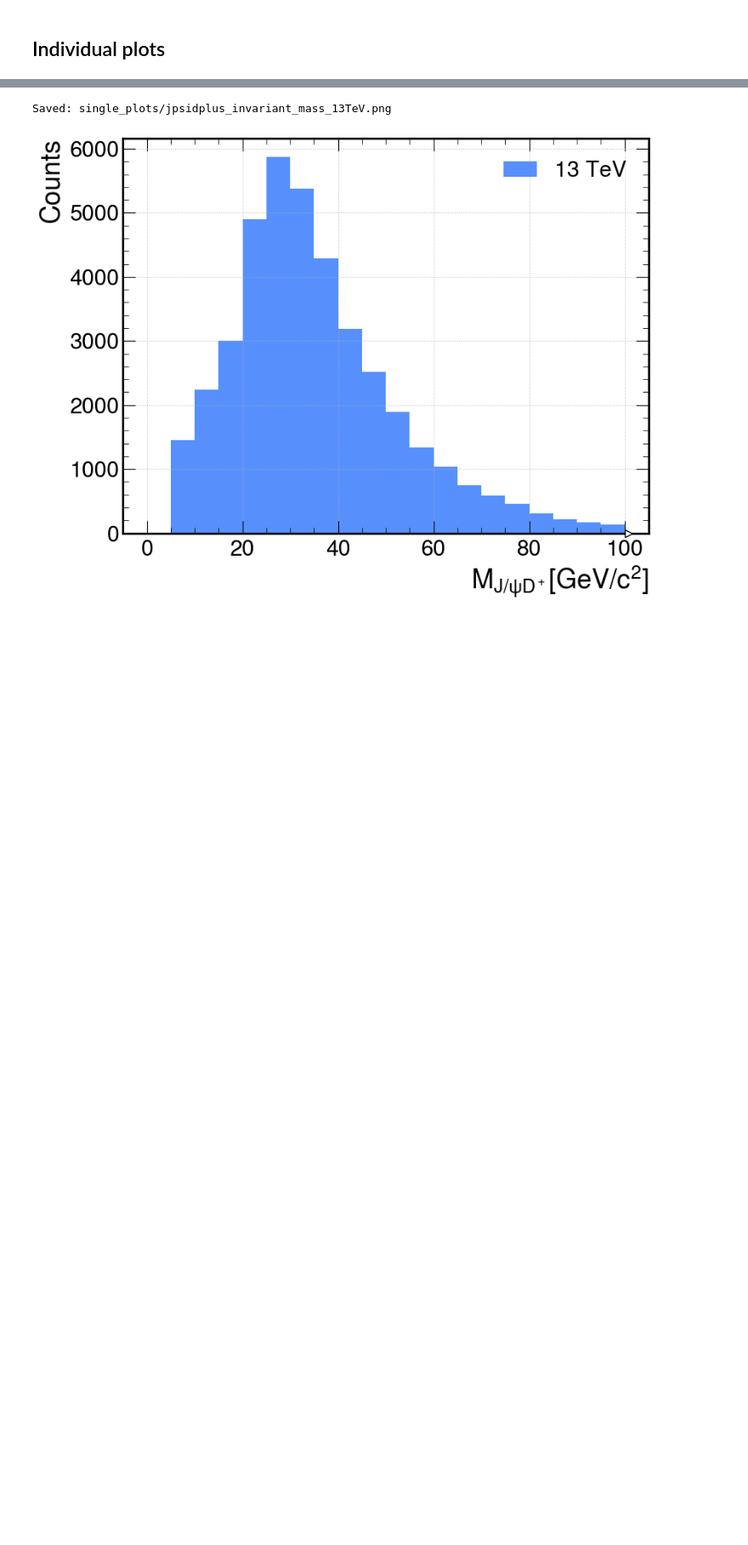
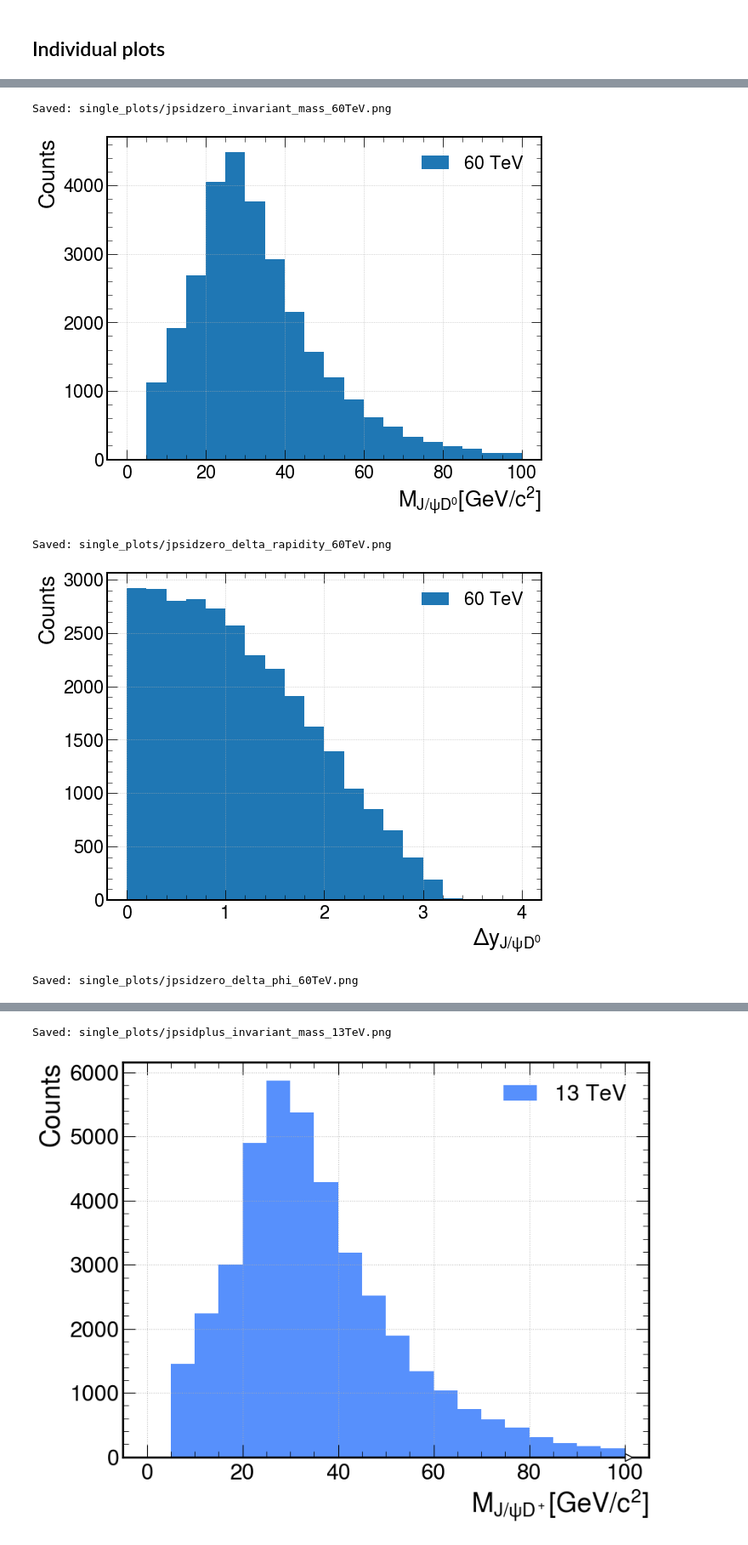
Before and after one commit to Mapse/pythia_dps_jpsi_charm, a Jupyter notebook: analysis_plot/analysis_plots.ipynb, the cells around one changed output, grey strips where cells are left out. Shown at 85% size. Saved outputs shown, nothing was run; the diff lists cells and outputs as text; code cells hidden in the pictures; blank space fills up the shorter version.

Commit message:
analysis plots updated with all energies

```diff
--- a/analysis_plot/analysis_plots.ipynb
+++ b/analysis_plot/analysis_plots.ipynb
@@ -94,0 +91,10 @@ Saved: single_plots/jpsidzero_delta_phi_13.6TeV.png
+# %%
+plot_distribution(channel='jpsidzero', parameter='invariant_mass', energy='100')
+plot_distribution(channel='jpsidzero', parameter='delta_rapidity', energy='100')
+plot_distribution(channel='jpsidzero', parameter='delta_phi', energy='100')
+# %% [output]
+Saved: single_plots/jpsidzero_invariant_mass_60TeV.png
+[figure, added]
+Saved: single_plots/jpsidzero_delta_rapidity_60TeV.png
+[figure, added]
+Saved: single_plots/jpsidzero_delta_phi_60TeV.png
```
Also changed, not shown: parts of 13 cells of this notebook.
